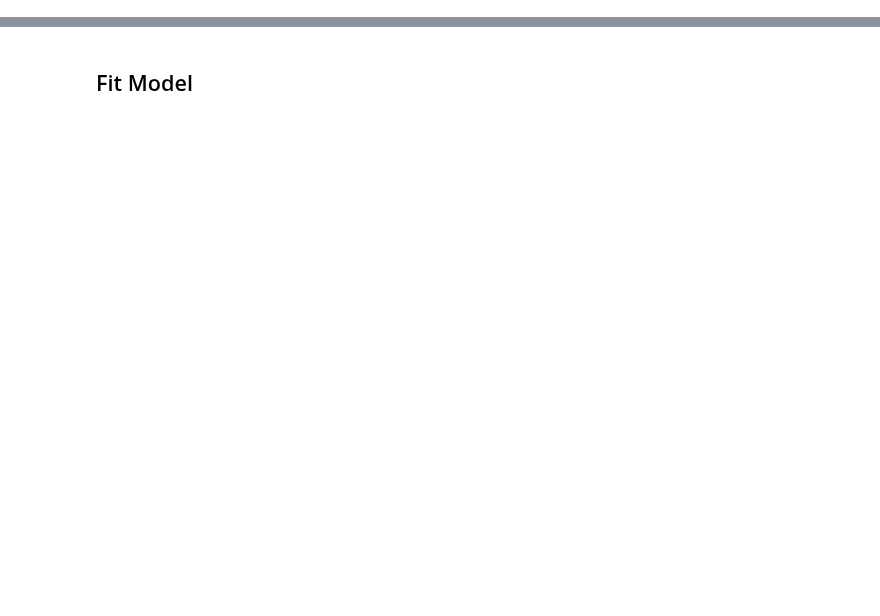
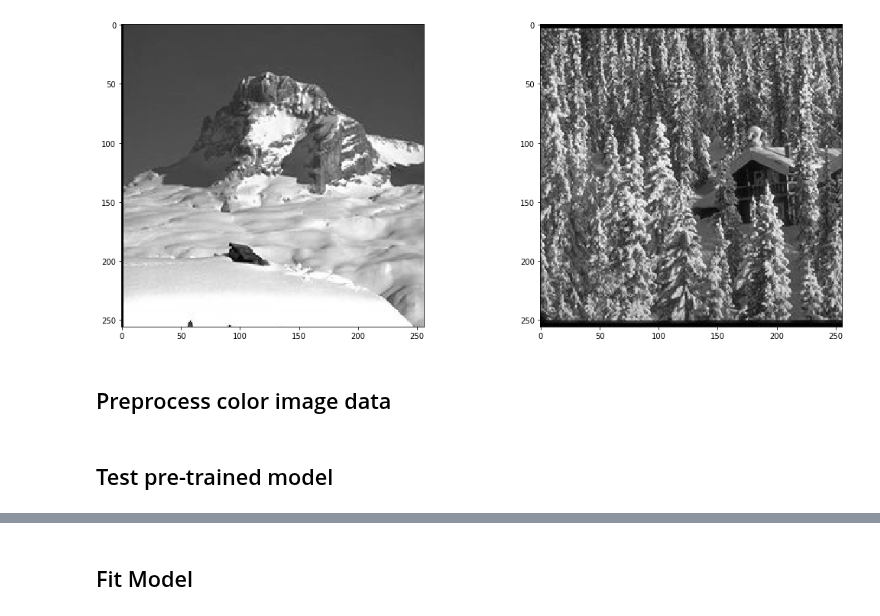
Before and after one commit to bloominstituteoftechnology/DS-Unit-4-Sprint-3-Deep-Learning, a Jupyter notebook: module2-convolutional-neural-networks/LS_DS_432_Convolution_Neural_Networks_Assignment.ipynb, the cells around one changed output, grey strips where cells are left out. Drawn from its saved outputs; the diff is of its cells as text; code cells hidden in the pictures; blank space fills up the shorter version.

```diff
--- a/module2-convolutional-neural-networks/LS_DS_432_Convolution_Neural_Networks_Assignment.ipynb
+++ b/module2-convolutional-neural-networks/LS_DS_432_Convolution_Neural_Networks_Assignment.ipynb
@@ -72,0 +115,26 @@ Check out out [`skimage`](https://scikit-image.org/) for useful functions relate
+# %%
+def to_grayscale(images):
+    """
+    Convert images in an iterable to grayscale.
+    """
+    grayscale_images = []
+    for image in images:
+        gs_image = rescale_intensity(color.rgb2gray(image))
+        grayscale_images.append(gs_image)
+    return grayscale_images
+# %%
+gs_mountains = to_grayscale(mountains)
+gs_forests = to_grayscale(forests)
+# %%
+# Preview grayscale images
+fig = plt.figure(figsize=(18, 16))
+
+plt.subplot(2, 2, 1)
+plt.imshow(gs_mountains[0], cmap="gray");
+
+plt.subplot(2, 2, 2)
+plt.imshow(gs_forests[0], cmap="gray");
+# %% [output]
+[figure, added]
+# %% [markdown]
+## Preprocess color image data
@@ -72,0 +156,2 @@ Check out out [`skimage`](https://scikit-image.org/) for useful functions relate
+# %% [markdown]
+## Test pre-trained model
```
Also changed, not shown: parts of 35 cells of this notebook.
